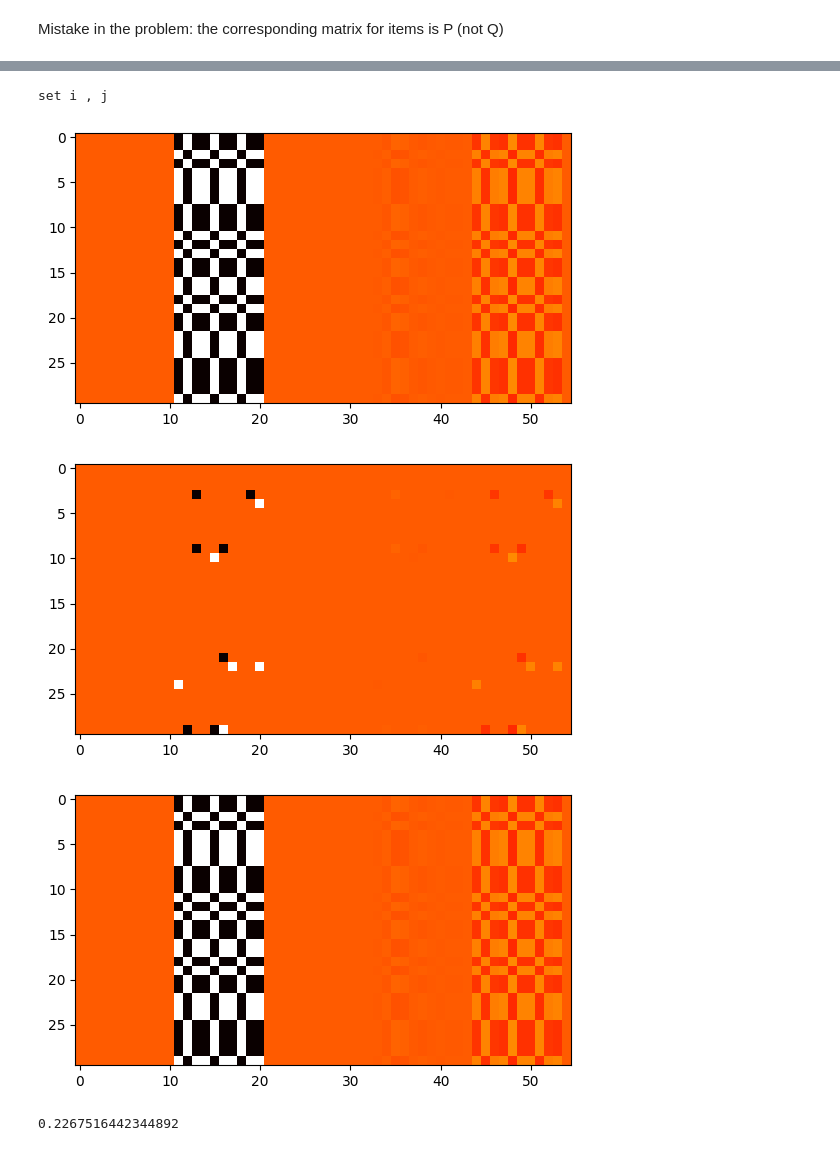
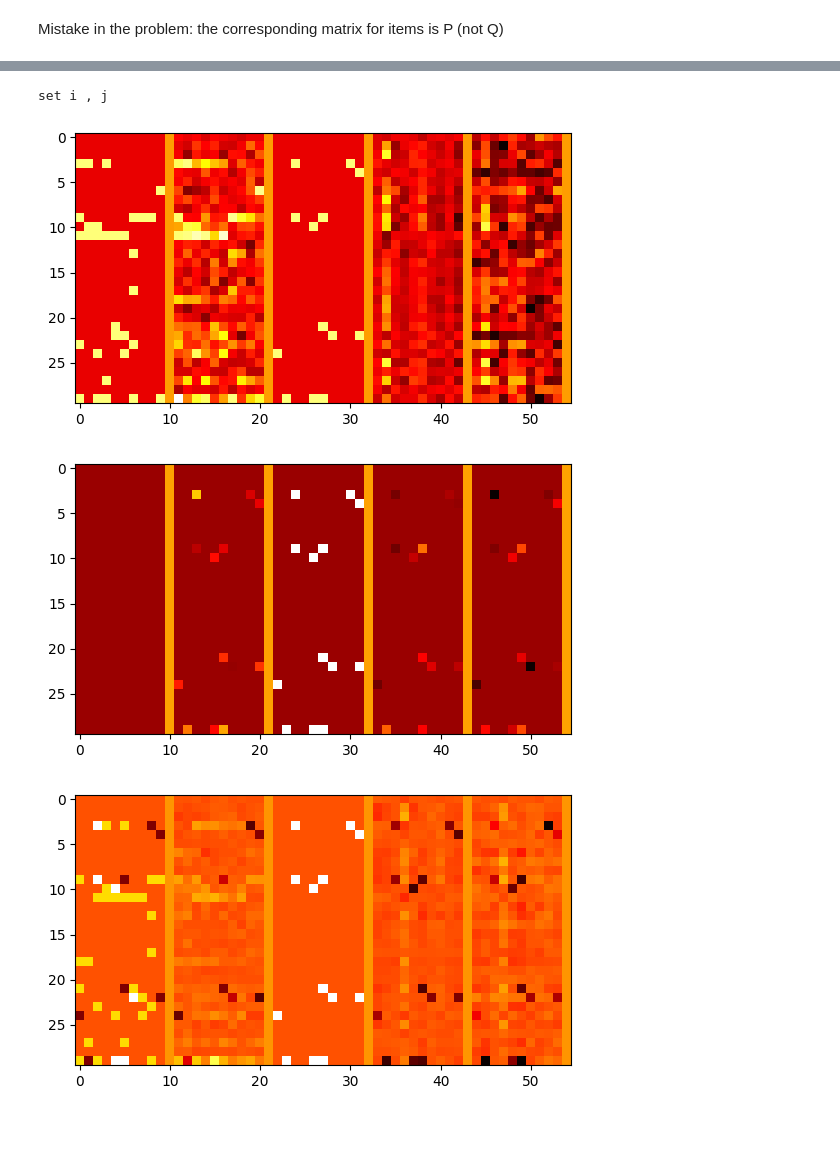
Before and after one commit to aeirya/information-retrieval-course, a Jupyter notebook: hw3/hw3_local.ipynb, the cells around one changed output, grey strips where cells are left out. Saved outputs shown, nothing was run; the diff lists cells and outputs as text; code cells hidden in the pictures.

```diff
--- a/hw3/hw3_local.ipynb
+++ b/hw3/hw3_local.ipynb
@@ -74,0 +25,10 @@ err: nan, lr: 0.0005 , last batch: 1
+# %%
+# 1.
+R, Rt = train_test_mtx(return_dfs=False, return_id_maps=False)
+
+# 2.
+print("factorizing interaction matrix:")
+
+Q, P = mf(R, print_step=8, lr =(2e-2, 1e-3), n_epochs=400, sampled_epochs=350, sample_size=0.1)
+# Q, P = mf(R, **mf_default_config, print_step=5)
+Rm = Q @ P.T
@@ -74,0 +46,11 @@ err: nan, lr: 0.0005 , last batch: 1
+# %%
+# 3.
+E = np.load('save/roberta_item_encodings.npy')
+
+# 3.a
+Pa = pca(E)
+Ra = Q @ Pa.T
+
+# 3.b
+Pb = pca(np.hstack((E, P)))
+Rb = Q @ Pb.T
@@ -131,21 +175,17 @@ heatmaps(RRmRtRaRb)
 heatmaps([M*win(Rt) for M in RRmRtRaRb])
 # %% [output]
 set i , j
-[figure, old version]
+[figure, new version]
-[figure, old version]
+[figure, new version]
 # %%
 def mark(M, windowed=True):
-    return M
+    # return M
     T = win(Rt) if windowed else Rt
     return M + ((M - 0.5)*(T - 0.5)) * 1.2
 
 heatmaps([mark(win(M)) for M in (R, Rm, Rt, Ra, Rb)])
 # %% [output]
-[figure, old version]
+[figure, new version]
-# %%
-Rm.mean()
-# %% [output]
-0.2267516442344892
 # %%
 print("We expect R_train to have almost zero score (since it has zero value for almost every item)")
 print(E0)
```
Also changed, not shown: parts of 14 cells of this notebook, 7 other files.
